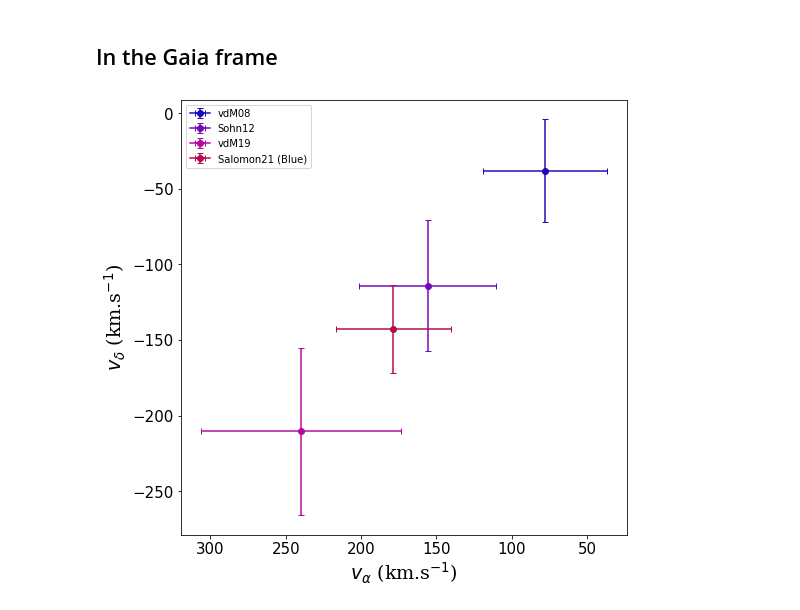
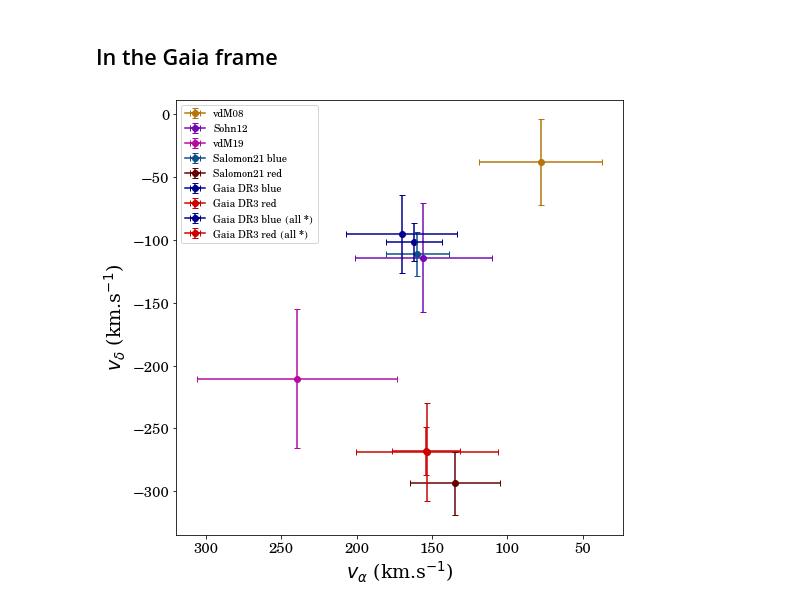
Before and after one commit to SamuelLimbo/AndromedaProperMotion, a Jupyter notebook: Comparison.ipynb, the cells around one changed output. Drawn from its saved outputs; the diff is of its cells as text; code cells hidden in the pictures.

```diff
--- a/Comparison.ipynb
+++ b/Comparison.ipynb
@@ -42,48 +106,6 @@ def Convert(List):
 # %% [markdown]
 ## In the Gaia frame
-# %%
-vdM_08 = [78, 41, -38, 34]
-vdM_08.append("vdM08")
-
-S_12   = Convert([42.2, 12.3, -30.9, 11.7])
-S_12.append("Sohn12")
-
-vdM_19 = Convert([65, 18, -57, 15])
-vdM_19.append("vdM19")
-
-s_21_B = [159.8, 20.7, -111.2, 17.4]
-s_21_B.append("Salomon21 (Blue)")
-s_21_R = [134.8, 29.9, -293.6, 25.2]
-s_21_R.append("SalomonRed21 (Red)")
-
-#Correcting for the QSOs
-S_21_B = [178.7, 38.1, -142.7, 28.9]
-S_21_B.append("Salomon21 (Blue)")
-S_21_R = [153.7, 43.8, -325.1, 34.2]
-S_21_R.append("Salomon21 (Red)")
-
-A_23_B = Convert([44.4, 12., -32.9, 10.])
-A_23_B.append("Gaia DR3 blue")
-A_23_R = Convert([40.0, 14.4, -79.7, 11.8])
-A_23_R.append("Gaia DR3 red")
-# %%
-def Plot(ListsOfValues):
-    plt.figure(figsize=(8, 8))
-
-    Colors = ['#1F0AB5', '#750AB5', '#B50AA0', '#B50A4B', '#B51F0A', "#B5750A"]
-
-    for i in range(len(ListsOfValues)):
-        plt.errorbar(ListsOfValues[i][0], ListsOfValues[i][2], ListsOfValues[i][3], ListsOfValues[i][1],
-                 '-o', color=Colors[i], ecolor=Colors[i], barsabove=True, capsize=3, label=ListsOfValues[i][4])
-
-    plt.legend()
-    plt.xticks(fontsize = 15)
-    plt.yticks(fontsize = 15)
-    plt.xlabel(r'$v_{\alpha}$ (km.s$^{-1}$)', fontname = 'Serif', size = 19)
-    plt.ylabel(r'$v_{\delta}$ (km.s$^{-1}$)', fontname = 'Serif', size = 19)
-    plt.gca().invert_xaxis()
-    plt.show()
 # %%
-Plot([vdM_08, S_12, vdM_19, S_21_B])
+Plot([vdM_08, S_12, vdM_19, s_21_B, s_21_R, a_23_B, a_23_R, l_23_B, l_23_R])
 # %% [output]
-[figure, old version]
+[figure, new version]
```
Also changed, not shown: parts of 6 cells of this notebook.
